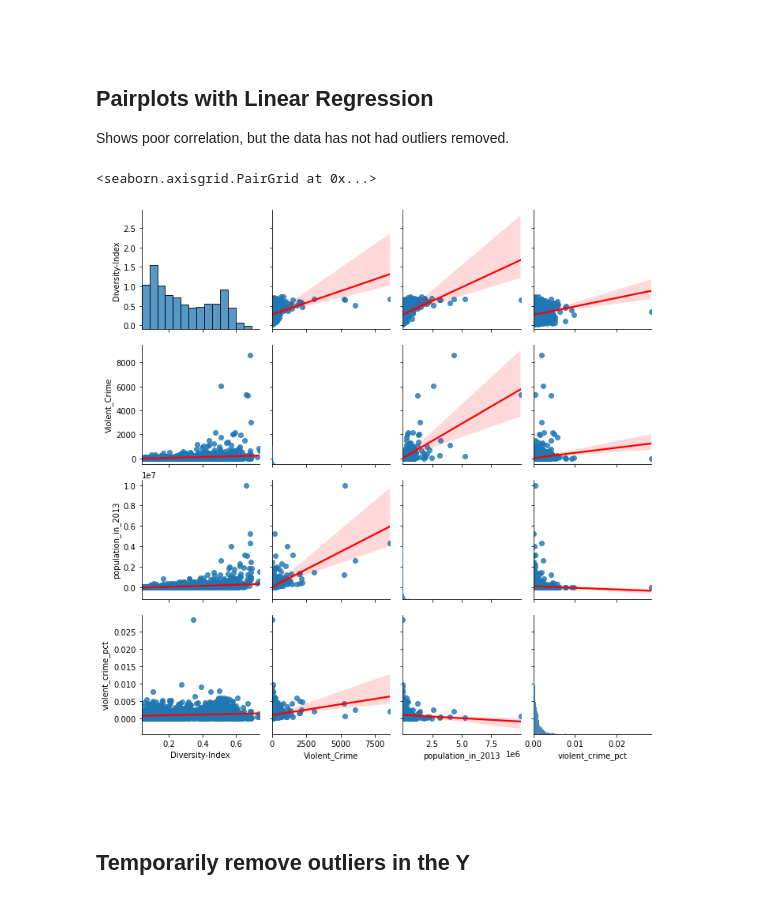
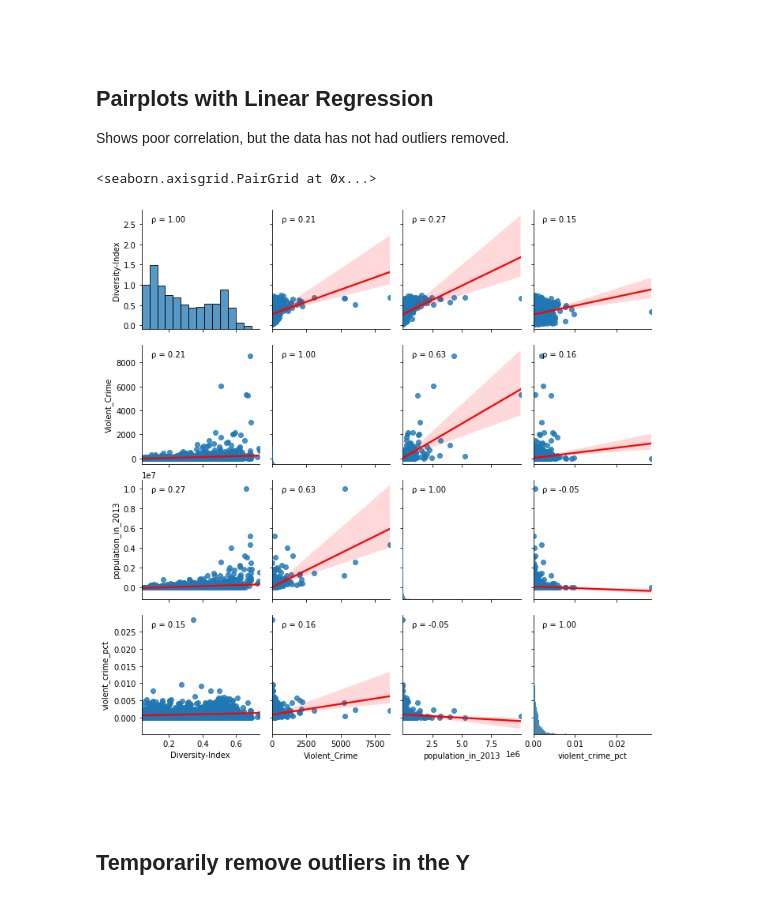
Before and after one commit to Shane-McCallum/Diversity-and-Violence--Is-there-a-connection-, a Jupyter notebook: Notebooks/EDA.ipynb, the cells around one changed output. Saved outputs shown, nothing was run; the diff lists cells and outputs as text; code cells hidden in the pictures.

Commit message:
clean output, add correlation heatmaps

```diff
--- a/Notebooks/EDA.ipynb
+++ b/Notebooks/EDA.ipynb
@@ -21,6 +21,16 @@ from us_state_abbrev import us_state_abbrev, abbrev_us_state
 %matplotlib inline
 # %%
 datap = Path('../Data')  # set the data path
+
+
+from scipy.stats import pearsonr
+
+def corrfunc(x, y, ax=None, **kws):
+    """Plot the correlation coefficient in the top left hand corner of a plot."""
+    r, _ = pearsonr(x, y)
+    ax = ax or plt.gca()
+    # ax.annotate(f'ρ = {r:1.2f}', xy=(.65, .08), xycoords=ax.transAxes)  # bottom right
+    ax.annotate(f'ρ = {r:1.2f}', xy=(.08, .9), xycoords=ax.transAxes)  # upper left
 # %% [output]
 INFO: Pandarallel will run on 24 workers.
 INFO: Pandarallel will use Memory file system to transfer data between the main process and workers.
@@ -236,10 +246,11 @@ plt.tight_layout()
 
 Shows poor correlation, but the data has not had outliers removed.
 # %%
-sns.pairplot(df, kind='reg', plot_kws={'line_kws':{'color':'red'}})
+plot = sns.pairplot(df, kind='reg', plot_kws={'line_kws':{'color':'red'}})
+plot.map(corrfunc)
 # %% [output]
 <seaborn.axisgrid.PairGrid at 0x...>
-[figure, old version]
+[figure, new version]
 # %% [markdown]
 <br>
 <br>
```
Also changed, not shown: parts of 7 cells of this notebook.
